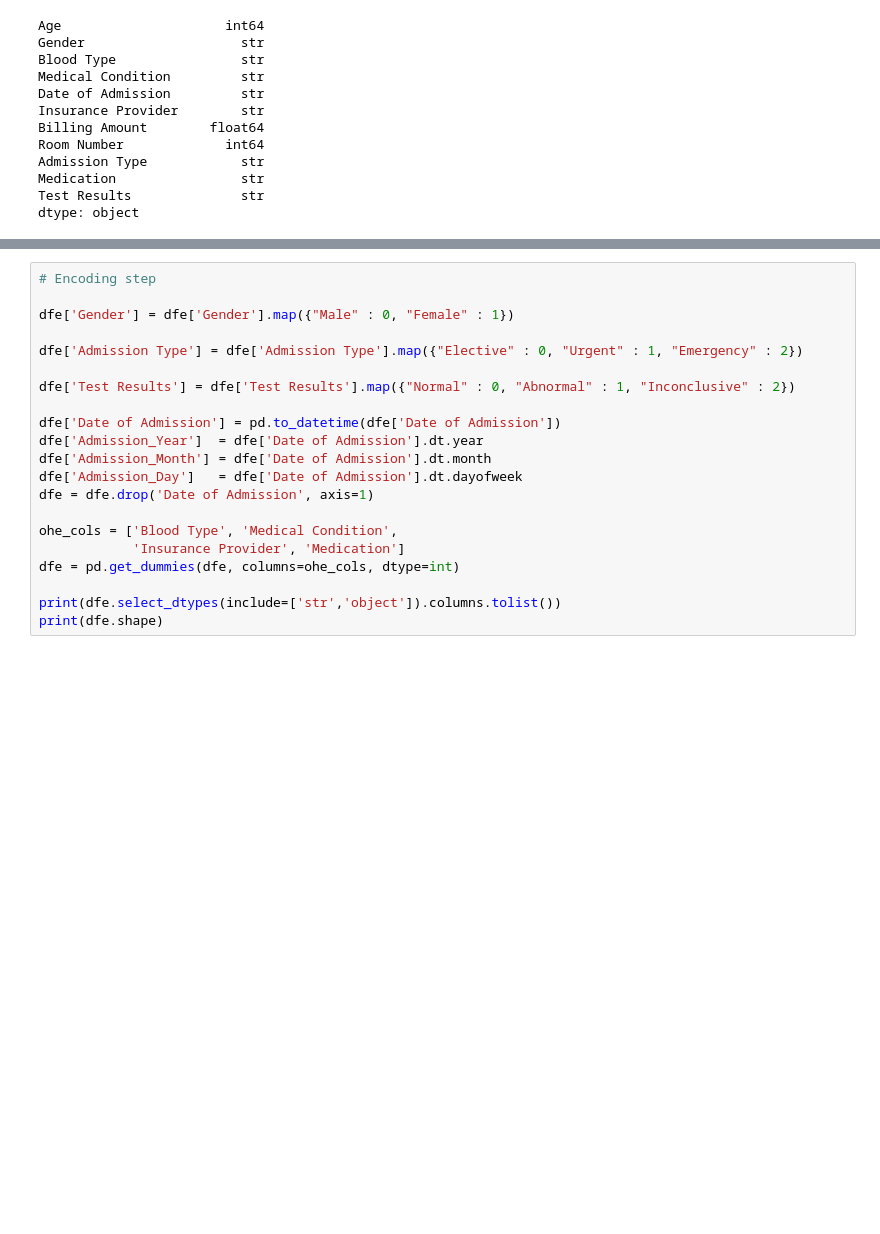
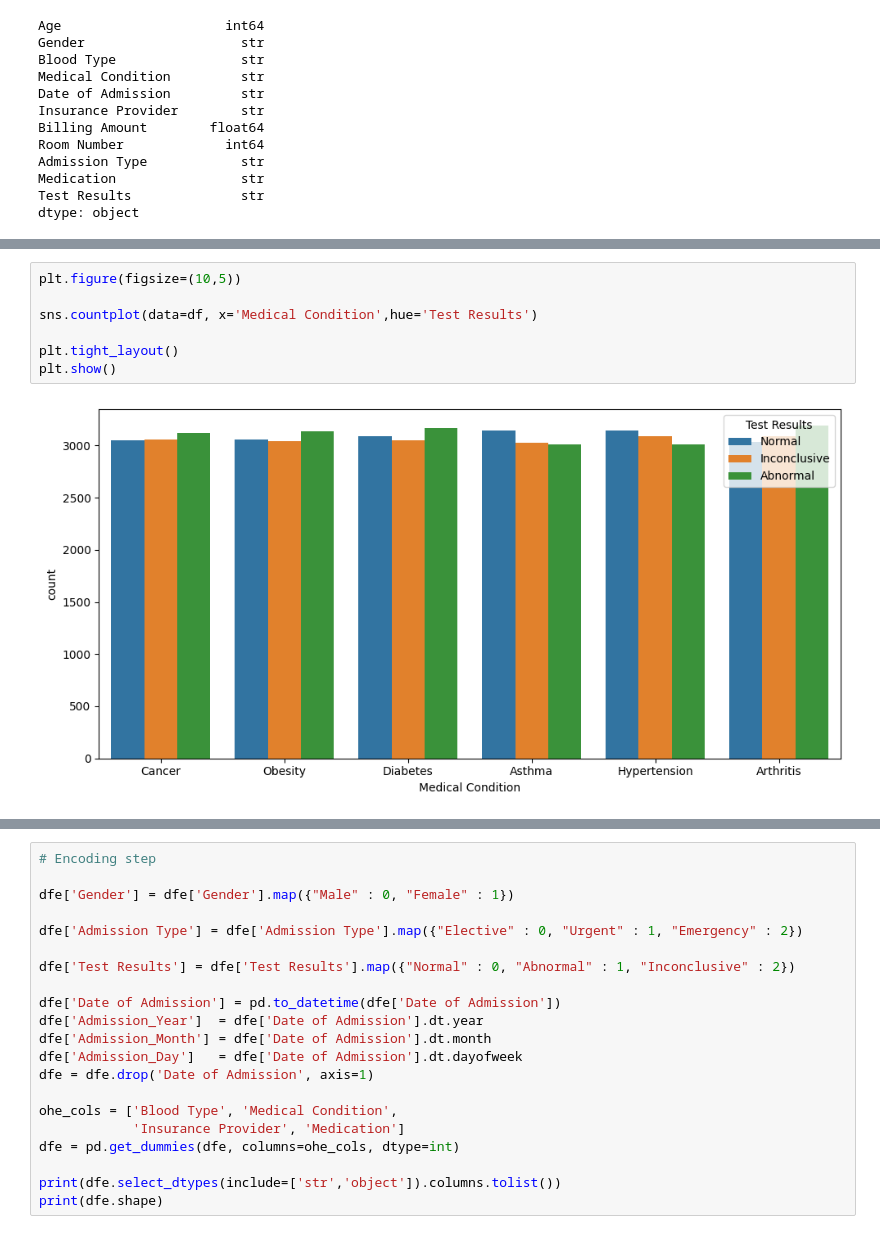
Before and after one commit to tiopramana/machine_learning, a Jupyter notebook: Project/Health_Care/main.ipynb, the cells around one changed output, grey strips where cells are left out. Saved outputs shown, nothing was run; the diff lists cells and outputs as text; blank space fills up the shorter version.

```diff
--- a/Project/Health_Care/main.ipynb
+++ b/Project/Health_Care/main.ipynb
@@ -133,0 +126,9 @@ plt.show()
+# %%
+plt.figure(figsize=(10,5))
+
+sns.countplot(data=df, x='Medical Condition',hue='Test Results')
+
+plt.tight_layout()
+plt.show()
+# %% [output]
+[figure, added]
```
Also changed, not shown: parts of 6 cells of this notebook.
